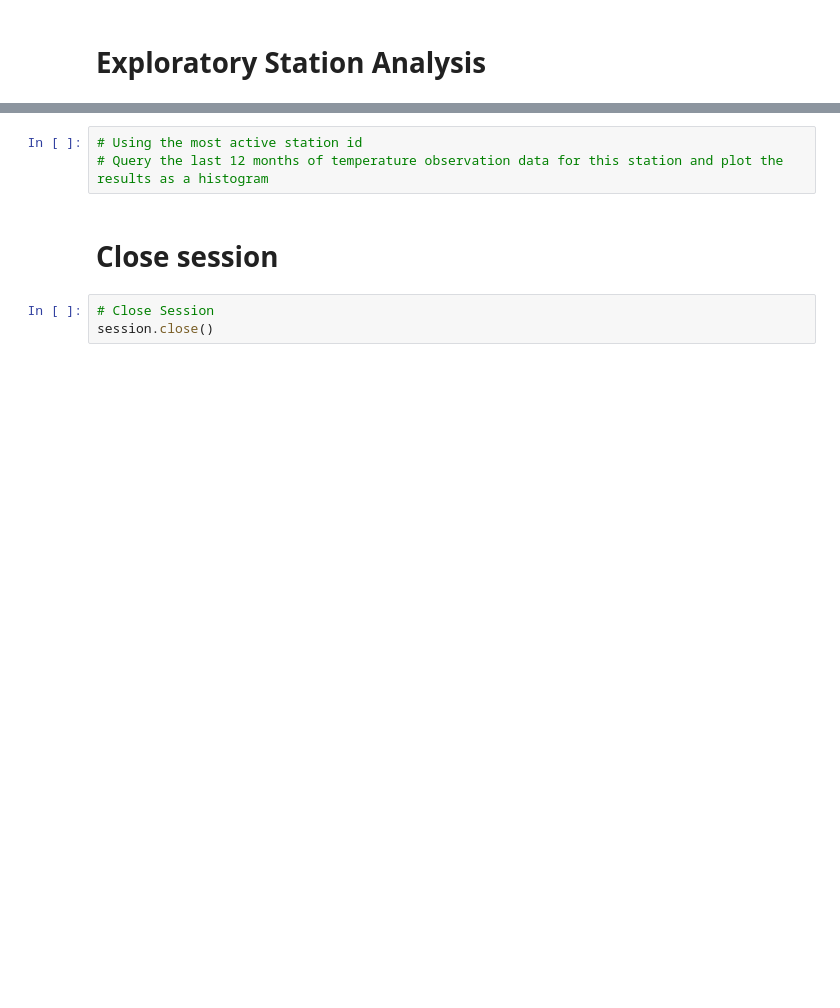
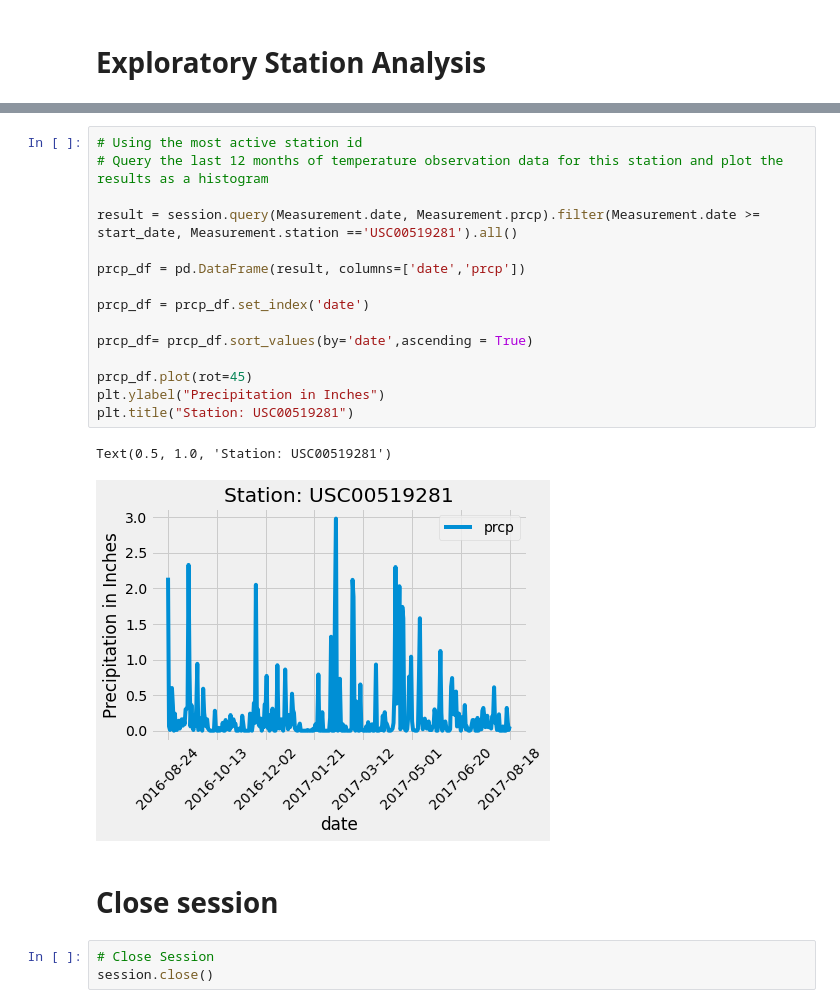
Before and after one commit to mcmanuscw/sqlalchemy-challenge, a Jupyter notebook: climate.ipynb, the cells around one changed output, grey strips where cells are left out. Drawn from its saved outputs; the diff is of its cells as text; blank space fills up the shorter version.

```diff
--- a/climate.ipynb
+++ b/climate.ipynb
@@ -165,6 +160,21 @@ session.query(Measurement.station,
 # %%
 # Using the most active station id
 # Query the last 12 months of temperature observation data for this station and plot the results as a histogram
+
+result = session.query(Measurement.date, Measurement.prcp).filter(Measurement.date >= start_date, Measurement.station =='USC00519281').all()
+
+prcp_df = pd.DataFrame(result, columns=['date','prcp'])
+
+prcp_df = prcp_df.set_index('date')
+
+prcp_df= prcp_df.sort_values(by='date',ascending = True)
+
+prcp_df.plot(rot=45)
+plt.ylabel("Precipitation in Inches")
+plt.title("Station: USC00519281")
+# %% [output]
+Text(0.5, 1.0, 'Station: USC00519281')
+[figure, added]
 # %% [markdown]
 # Close session
 # %%
```
Also changed, not shown: parts of 9 cells of this notebook, 2 other files.
